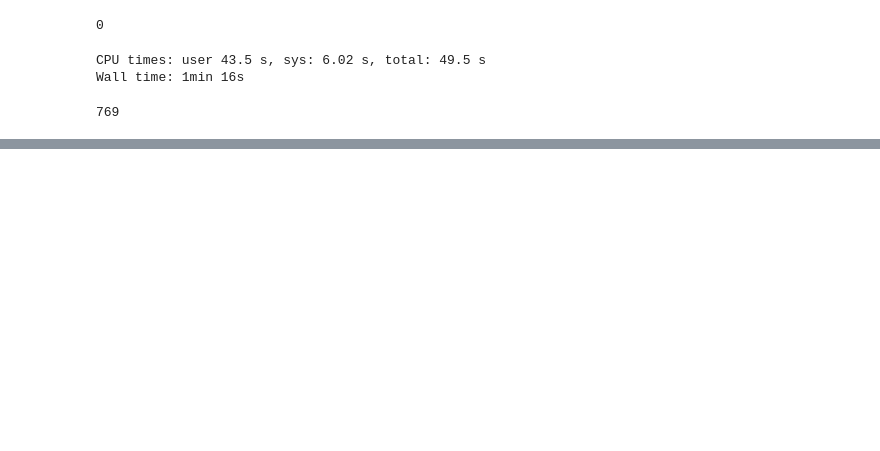
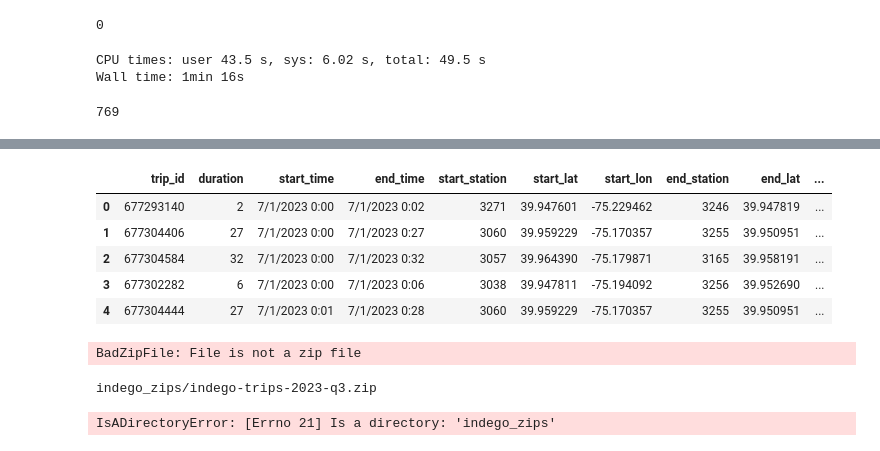
Before and after one commit to jagord24/zoomcamp, a Jupyter notebook: week_1_basics_n_setup/2_docker_sql/upload-data.ipynb, the cells around one changed output, grey strips where cells are left out. Drawn from its saved outputs; the diff is of its cells as text; code cells hidden in the pictures; blank space fills up the shorter version.

Commit message:
indego bike analysis and light plotting

```diff
--- a/week_1_basics_n_setup/2_docker_sql/upload-data.ipynb
+++ b/week_1_basics_n_setup/2_docker_sql/upload-data.ipynb
@@ -129,0 +141,4 @@ for i in parquet_file.iter_batches(use_threads=True):
+# %%
+url = "https://bicycletransit.wpenginepowered.com/wp-content/uploads/2023/10/indego-trips-2023-q3.zip"
+folder_name = "indego-trips-2023-q3.zip"
+file_name = "indego-trips-2023-q3-2.csv"
@@ -129,0 +159,47 @@ for i in parquet_file.iter_batches(use_threads=True):
+# %%
+zf = zipfile.ZipFile(folder_name)
+data = pd.read_csv(zf.open(file_name))
+# %%
+data.head()
+# %% [output]
+|  | trip_id | duration | start_time | end_time | start_station | start_lat | start_lon | end_station | end_lat | ... |
+| 0 | 677293140 | 2 | 7/1/2023 0:00 | 7/1/2023 0:02 | 3271 | 39.947601 | -75.229462 | 3246 | 39.947819 | ... |
+| 1 | 677304406 | 27 | 7/1/2023 0:00 | 7/1/2023 0:27 | 3060 | 39.959229 | -75.170357 | 3255 | 39.950951 | ... |
+| 2 | 677304584 | 32 | 7/1/2023 0:00 | 7/1/2023 0:32 | 3057 | 39.964390 | -75.179871 | 3165 | 39.958191 | ... |
+| 3 | 677302282 | 6 | 7/1/2023 0:00 | 7/1/2023 0:06 | 3038 | 39.947811 | -75.194092 | 3256 | 39.952690 | ... |
+| 4 | 677304444 | 27 | 7/1/2023 0:01 | 7/1/2023 0:28 | 3060 | 39.959229 | -75.170357 | 3255 | 39.950951 | ... |
+# %%
+# download zip folder from the web and extract the CSV
+
+response = requests.get(url)
+directory = "indego_zips"
+file_name = "indego-trips-2023-q3.zip"
+
+with open(file_name, 'wb') as f:
+    f.write(response.content)
+
+# with open(os.path.join(directory, folder_name), 'wb') as f:
+#     f.write(response.content)
+
+with zipfile.ZipFile(os.path.join(directory, folder_name), 'r') as zip_ref:
+    zip_ref.extractall(directory)
+
+# read the CSV into a dataframe
+
+data = pd.read_csv(os.path.join(directory, file_name))
+data['end_lat'] = pd.to_numeric(data['end_lat'], errors='coerce')
+# %% [output]
+BadZipFile: File is not a zip file
+# %%
+print(os.path.join(directory, folder_name))
+# %% [output]
+indego_zips/indego-trips-2023-q3.zip
+# %%
+response = requests.get(url)
+directory = "indego_zips"
+folder_name = "indego-trips-2023-q3.zip"
+
+with open(os.path.join(directory), 'wb') as f:
+    f.write(response.content)
+# %% [output]
+IsADirectoryError: [Errno 21] Is a directory: 'indego_zips'
```
Also changed, not shown: parts of 19 cells of this notebook, 6 other files.
